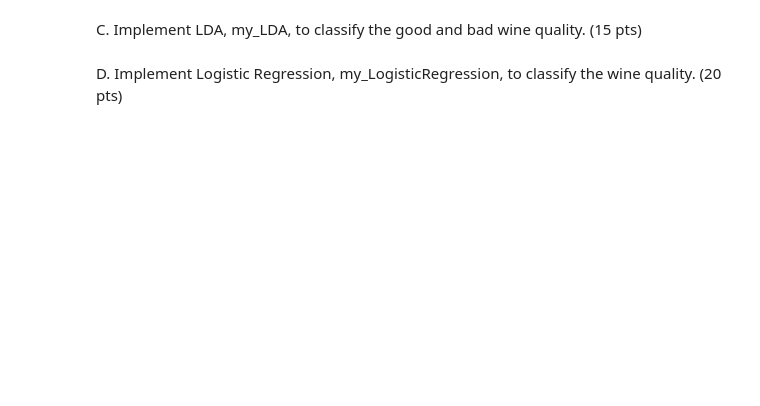
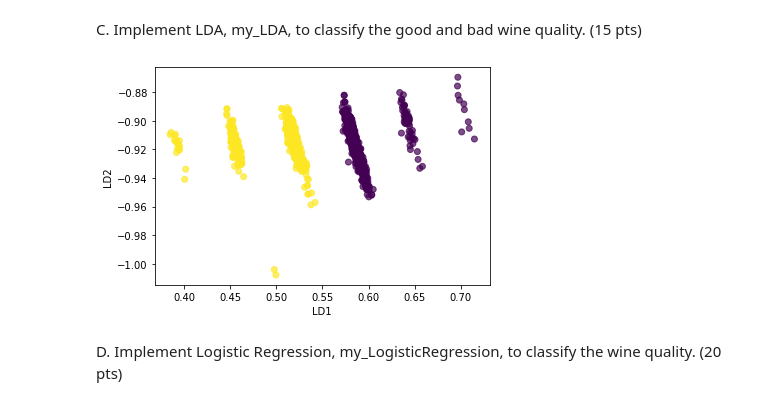
Before and after one commit to Jerrytd579/CS-559, a Jupyter notebook: Project 2/CS559_Project2_SupervisedLearning_Classification.ipynb, the cells around one changed output. Saved outputs shown, nothing was run; the diff lists cells and outputs as text; code cells hidden in the pictures; blank space fills up the shorter version.

```diff
--- a/Project 2/CS559_Project2_SupervisedLearning_Classification.ipynb
+++ b/Project 2/CS559_Project2_SupervisedLearning_Classification.ipynb
@@ -75,0 +556,12 @@ A. Exploratory Data Analysis: (10 pts)
+# %%
+# Range is 3-8, so 3,4,5 is bad, 6,7,8 is good
+# [3,6), [6, 8]
+DF_median_GB = copy.deepcopy(DF_median)
+good_or_bad = []
+
+for x in DF['quality']:
+    if(x < 6):
+        good_or_bad.append('bad')
+    if(x >= 6):
+        good_or_bad.append('good')
+DF_median_GB['Good or Bad'] = good_or_bad
@@ -78,2 +660,60 @@ B. Implement KNN function, my_KNN, to classify the good and bad wine quality. (1
 # %% [markdown]
 C. Implement LDA, my_LDA, to classify the good and bad wine quality. (15 pts)
+# %%
+# Code inspired from this article:
+# https://www.mygreatlearning.com/blog/linear-discriminant-analysis-or-lda/
+from sklearn import preprocessing
+import matplotlib.pyplot as plt
+
+def my_LDA(df):
+    between_class_feature_means = pd.DataFrame(columns=['good','bad'])
+
+    for col,row in df.groupby('Good or Bad'):
+        between_class_feature_means[col] = row.mean()
+
+    within_class_scatter_matrix = np.zeros((12,12))
+
+    for col,rows in df.groupby('Good or Bad'):
+        rows = rows.drop(['Good or Bad'],axis=1)
+        s=np.zeros((12,12))
+
+        for index,rows in rows.iterrows():
+            x = rows.values.reshape(12,1)
+            mc = between_class_feature_means[col].values.reshape(12,1)
+            s+=(x-mc).dot((x-mc).T)
+
+        within_class_scatter_matrix+=s
+
+    feature_means = df.mean()
+    between_class_scatter_matrix = np.zeros((12,12))
+
+    for i in between_class_feature_means:
+        n = len(df.loc[df['Good or Bad'] == i].index)
+        mc = between_class_feature_means[i].values.reshape(12,1)
+        m = feature_means.values.reshape(12,1)
+        between_class_scatter_matrix += n*(mc-m).dot((mc-m).T)
+
+    eig_val,eig_vec = np.linalg.eig(np.linalg.inv(within_class_scatter_matrix).dot(between_class_scatter_matrix))
+
+    pairs = [(np.abs(eig_val[i]),eig_vec[:,i]) for i in range(len(eig_val))]
+    pairs = sorted(pairs,key=lambda x: x[0], reverse=True)
+
+    eig_val_sums = sum(eig_val)
+
+    matrix_W = np.hstack((pairs[0][1].reshape(12,1),pairs[1][1].reshape(12,1))).real
+    features = df.drop(['Good or Bad'],axis=1)
+    X_lda = np.array(features.dot(matrix_W))
+
+    return X_lda
+
+lda = my_LDA(DF_median_GB)
+
+le = preprocessing.LabelEncoder()
+y = le.fit_transform(DF_median_GB['Good or Bad'])
+
+plt.xlabel('LD1')
+plt.ylabel('LD2')
+plt.scatter(lda[:,0],lda[:,1],alpha=0.7, c=y)
+plt.show()
+# %% [output]
+[figure, added]
```
Also changed, not shown: parts of 34 cells of this notebook, 1 other file.
